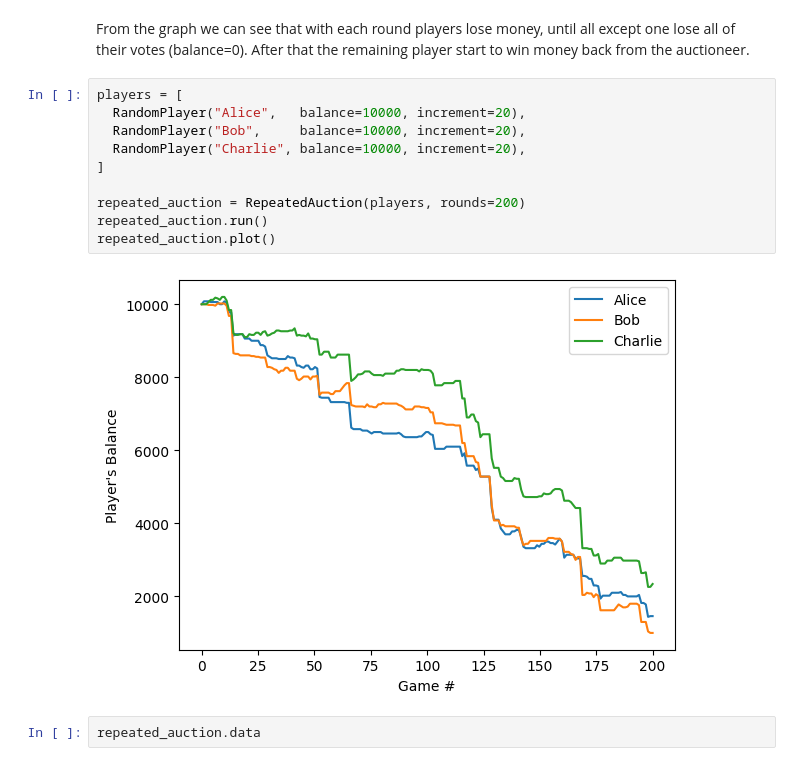
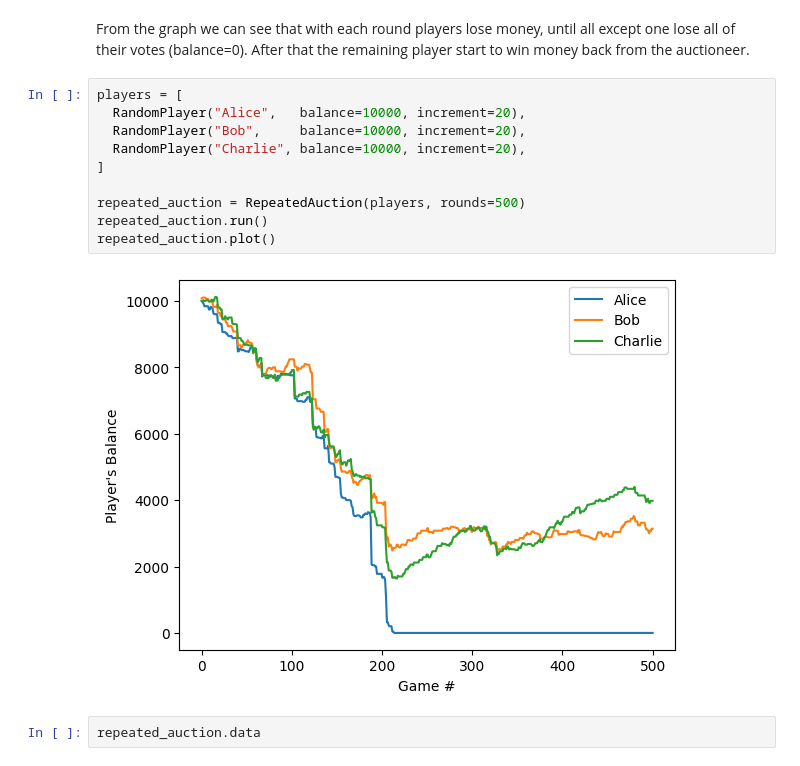
Before and after one commit to chrispcode/100-vote-auction, a Jupyter notebook: 100VoteAuction.ipynb, the cells around one changed output. Cells and saved outputs as stored; diff of their text form.

```diff
--- a/100VoteAuction.ipynb
+++ b/100VoteAuction.ipynb
@@ -177,15 +177,15 @@ From the graph we can see that with each round players lose money, until all exc
 # %%
 players = [
   RandomPlayer("Alice",   balance=10000, increment=20),
   RandomPlayer("Bob",     balance=10000, increment=20),
   RandomPlayer("Charlie", balance=10000, increment=20),
 ]
 
-repeated_auction = RepeatedAuction(players, rounds=200)
+repeated_auction = RepeatedAuction(players, rounds=500)
 repeated_auction.run()
 repeated_auction.plot()
 # %% [output]
-[figure, old version]
+[figure, new version]
 # %%
 repeated_auction.data
 # %% [output]
```
Also changed, not shown: parts of 6 cells of this notebook.
